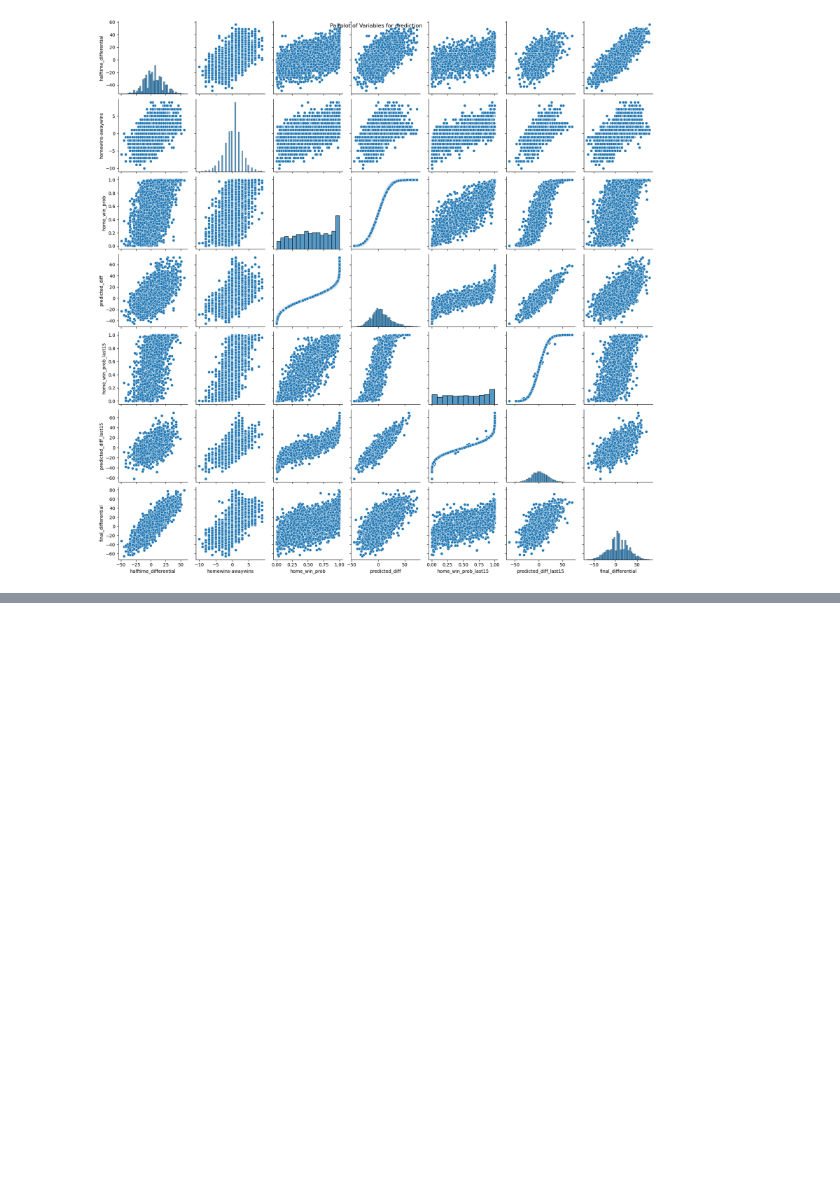
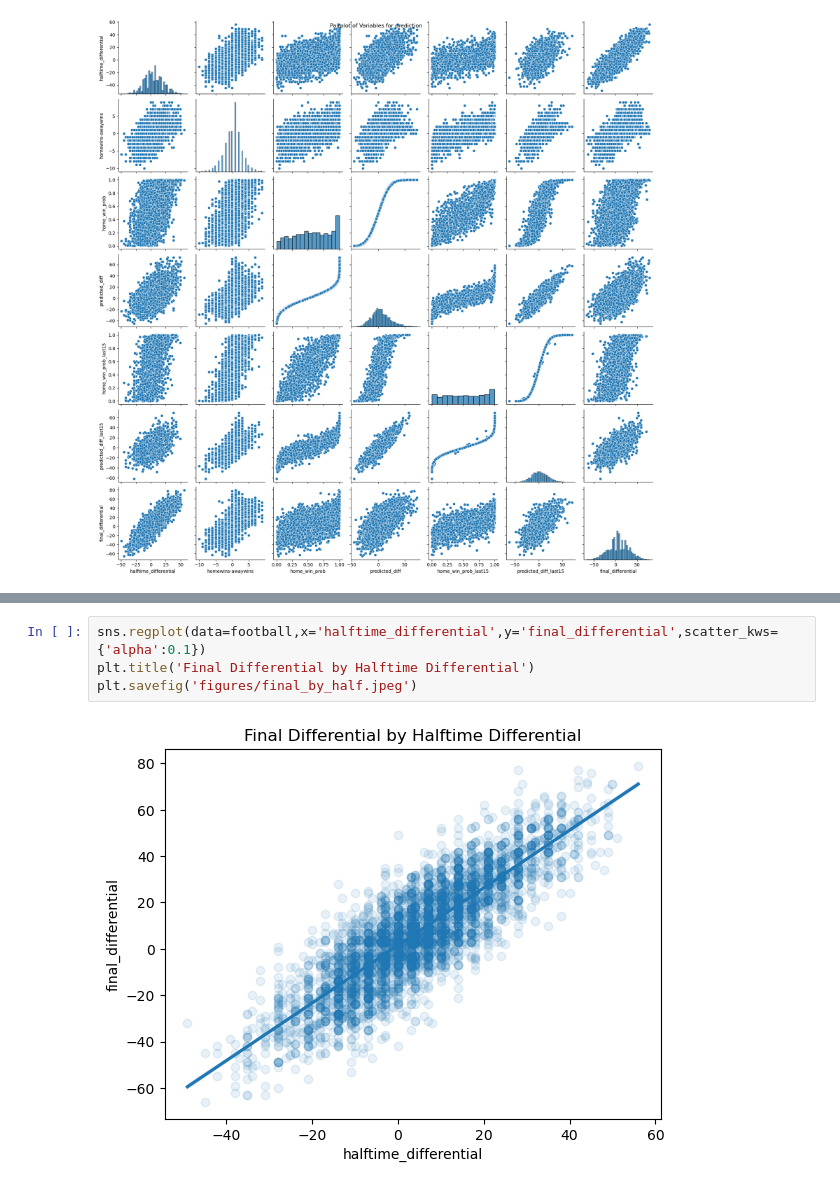
Before and after one commit to csthomps/s386-project, a Jupyter notebook: visualization.ipynb, the cells around one changed output, grey strips where cells are left out. Saved outputs shown, nothing was run; the diff lists cells and outputs as text; blank space fills up the shorter version.

```diff
--- a/visualization.ipynb
+++ b/visualization.ipynb
@@ -35,0 +31,6 @@ football[['halftime_differential','homewins-awaywins','home_win_prob','predicted
+# %%
+sns.regplot(data=football,x='halftime_differential',y='final_differential',scatter_kws={'alpha':0.1})
+plt.title('Final Differential by Halftime Differential')
+plt.savefig('figures/final_by_half.jpeg')
+# %% [output]
+[figure, added]
```
Also changed, not shown: parts of 7 cells of this notebook, 7 other files.
